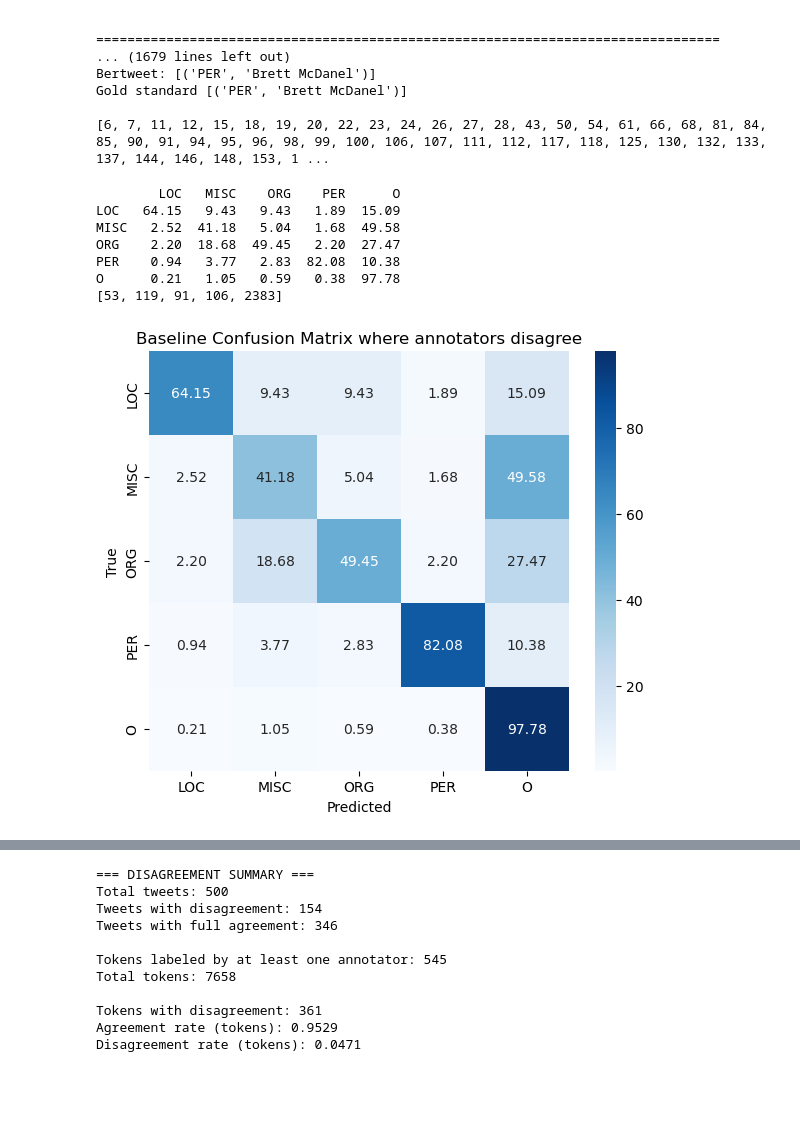
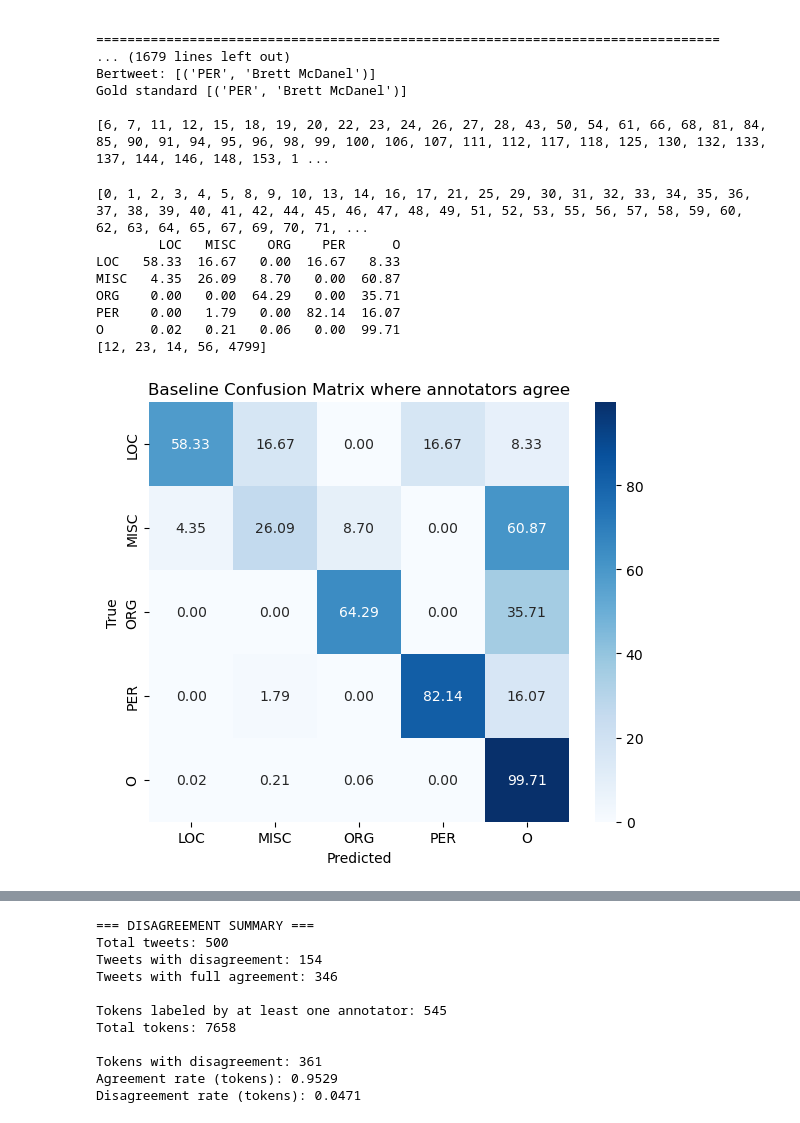
Before and after one commit to OpenDataScienceGroup/NLP-NER, a Jupyter notebook: data/ann_comparison.ipynb, the cells around one changed output, grey strips where cells are left out. Drawn from its saved outputs; the diff is of its cells as text; code cells hidden in the pictures; blank space fills up the shorter version.

```diff
--- a/data/ann_comparison.ipynb
+++ b/data/ann_comparison.ipynb
@@ -123,10 +123,11 @@ def strip_bio(tag):
     return tag.split("-")[1]
 
 base = load("test_pred_base.jsonl")
-base = [base[i] for i in range(len(base)) if i not in disagree]
+base = [base[i] for i in range(500) if i not in disagree]
 
 gold = load("test.jsonl")
-gold = [gold[i] for i in range(len(gold)) if i not in disagree]
+gold = [gold[i] for i in range(500) if i not in disagree]
+print([i for i in range(500) if i not in disagree])
 
 for pred_ex, gold_ex in zip(base, gold):
 
@@ -147,42 +148,43 @@ for pred_ex, gold_ex in zip(base, gold):
 
 for i in range(len(token_labels)):
     for j in range(len(token_labels)):
         token_labels[i][j]/= counts[i]
         token_labels[i][j]*=100
         token_labels[i][j] = round(token_labels[i][j],2)
 df = pd.DataFrame(
     token_labels,
     index=labels,
     columns=labels
 )
 print(df)
 print(counts)
 plt.figure(figsize=(6, 5))
 
 sns.heatmap(
     df,
     annot=True,
     fmt=".2f",
     cmap="Blues",
     square=True
 )
 
 plt.xlabel("Predicted")
 plt.ylabel("True")
-plt.title("Baseline Confusion Matrix where annotators disagree")
+plt.title("Baseline Confusion Matrix where annotators agree")
 
 plt.tight_layout()
-plt.savefig("baseline.png")
+plt.savefig("baseline_agree.png")
 plt.show()
 # %% [output]
+[0, 1, 2, 3, 4, 5, 8, 9, 10, 13, 14, 16, 17, 21, 25, 29, 30, 31, 32, 33, 34, 35, 36, 37, 38, 39, 40, 41, 42, 44, 45, 46, 47, 48, 49, 51, 52, 53, 55, 56, 57, 58, 59, 60, 62, 63, 64, 65, 67, 69, 70, 71, ...
         LOC   MISC    ORG    PER      O
-LOC   64.15   9.43   9.43   1.89  15.09
-MISC   2.52  41.18   5.04   1.68  49.58
-ORG    2.20  18.68  49.45   2.20  27.47
-PER    0.94   3.77   2.83  82.08  10.38
-O      0.21   1.05   0.59   0.38  97.78
-[53, 119, 91, 106, 2383]
+LOC   58.33  16.67   0.00  16.67   8.33
+MISC   4.35  26.09   8.70   0.00  60.87
+ORG    0.00   0.00  64.29   0.00  35.71
+PER    0.00   1.79   0.00  82.14  16.07
+O      0.02   0.21   0.06   0.00  99.71
+[12, 23, 14, 56, 4799]
-[figure, old version]
+[figure, new version]
 # %%
 import numpy as np
 import pandas as pd
```
Also changed, not shown: parts of 1 cell of this notebook, 4 other files.
